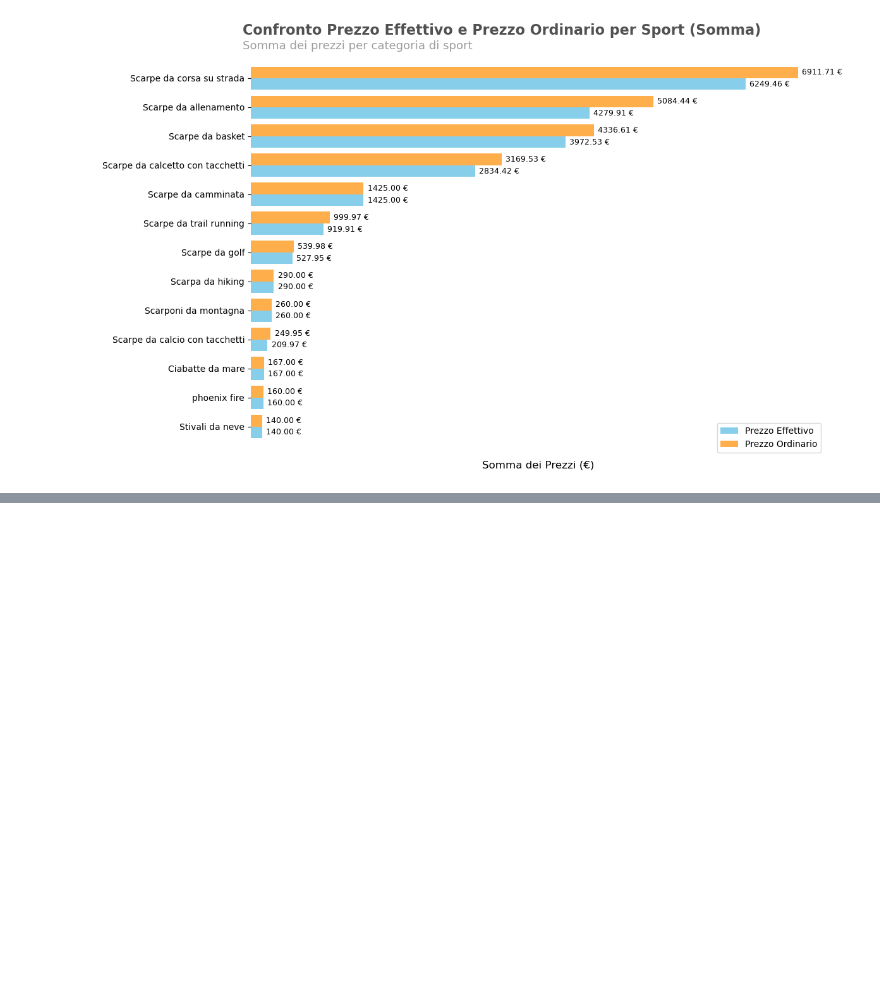
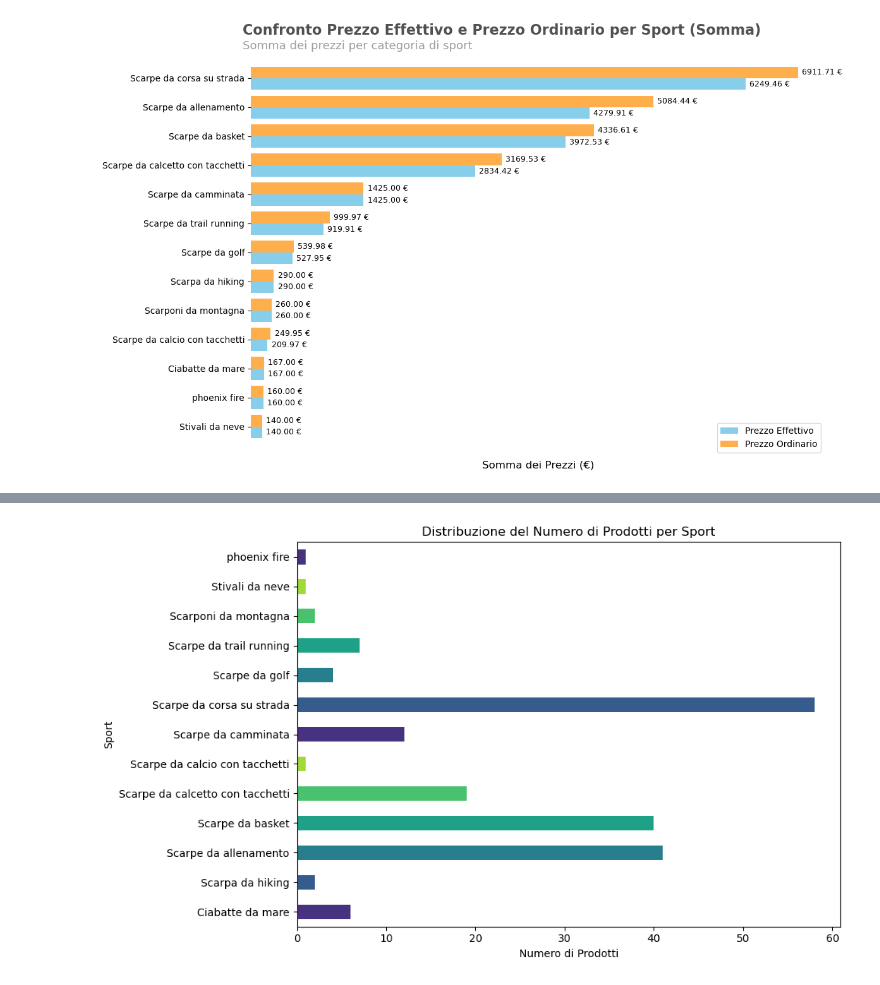
Before and after one commit to DavideBuccino/Python-Build-Week, a Jupyter notebook: Grafici.ipynb, the cells around one changed output, grey strips where cells are left out. Saved outputs shown, nothing was run; the diff lists cells and outputs as text; code cells hidden in the pictures; blank space fills up the shorter version.

```diff
--- a/Grafici.ipynb
+++ b/Grafici.ipynb
@@ -98,0 +101,4 @@ plt.show()
+# %%
+# conteggio dei prodotti per categoria
+conteggio = df.groupby('sport')['nome_prodotto'].count()
+conteggio
@@ -98,0 +121,15 @@ plt.show()
+# %%
+# Creazione del grafico a barre orizzontali
+plt.figure(figsize=(10, 6))
+conteggio.plot(kind='barh', color=sns.color_palette('viridis'))
+
+# Aggiunta di etichette e titolo
+plt.xlabel('Numero di Prodotti')
+plt.ylabel('Sport')
+plt.title('Distribuzione del Numero di Prodotti per Sport')
+
+# Mostra il grafico
+plt.tight_layout()
+plt.show()
+# %% [output]
+[figure, added]
```
Also changed, not shown: parts of 8 cells of this notebook.
